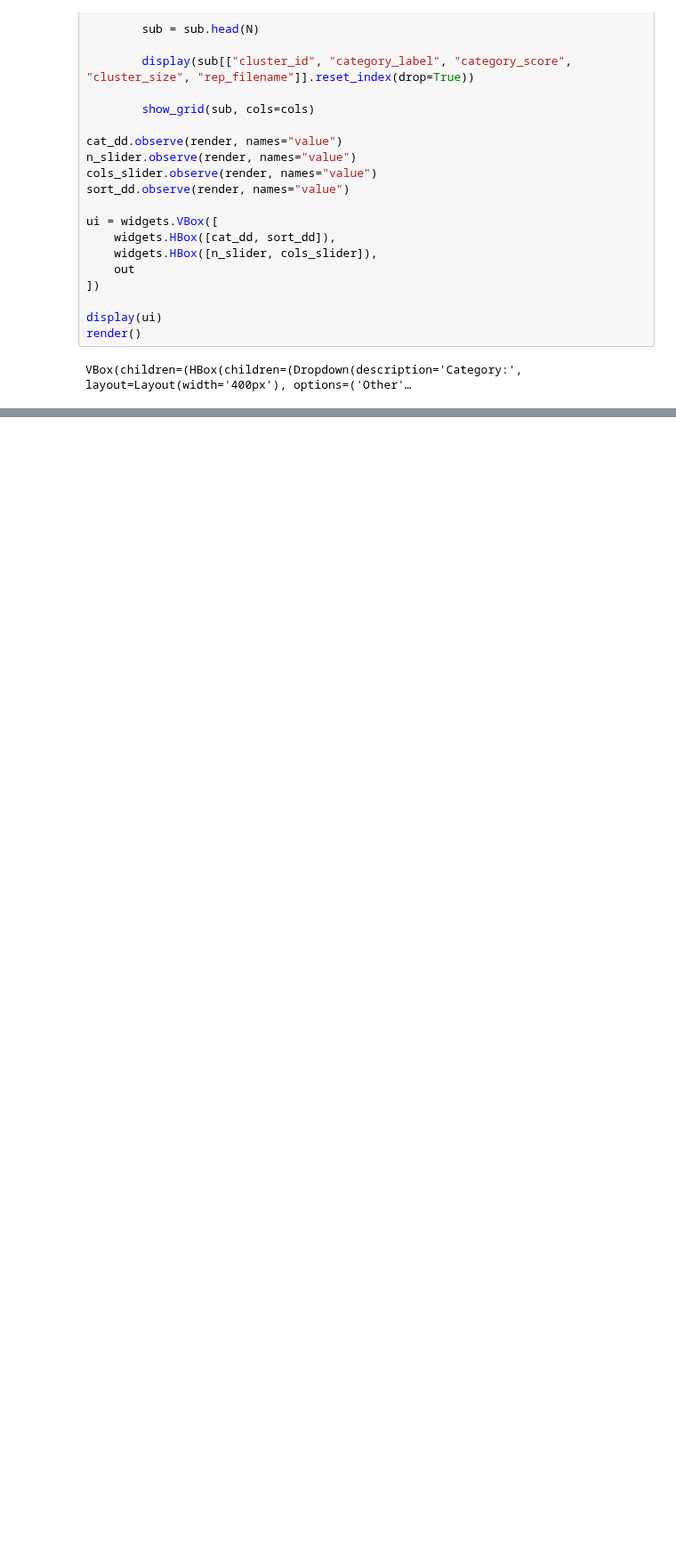
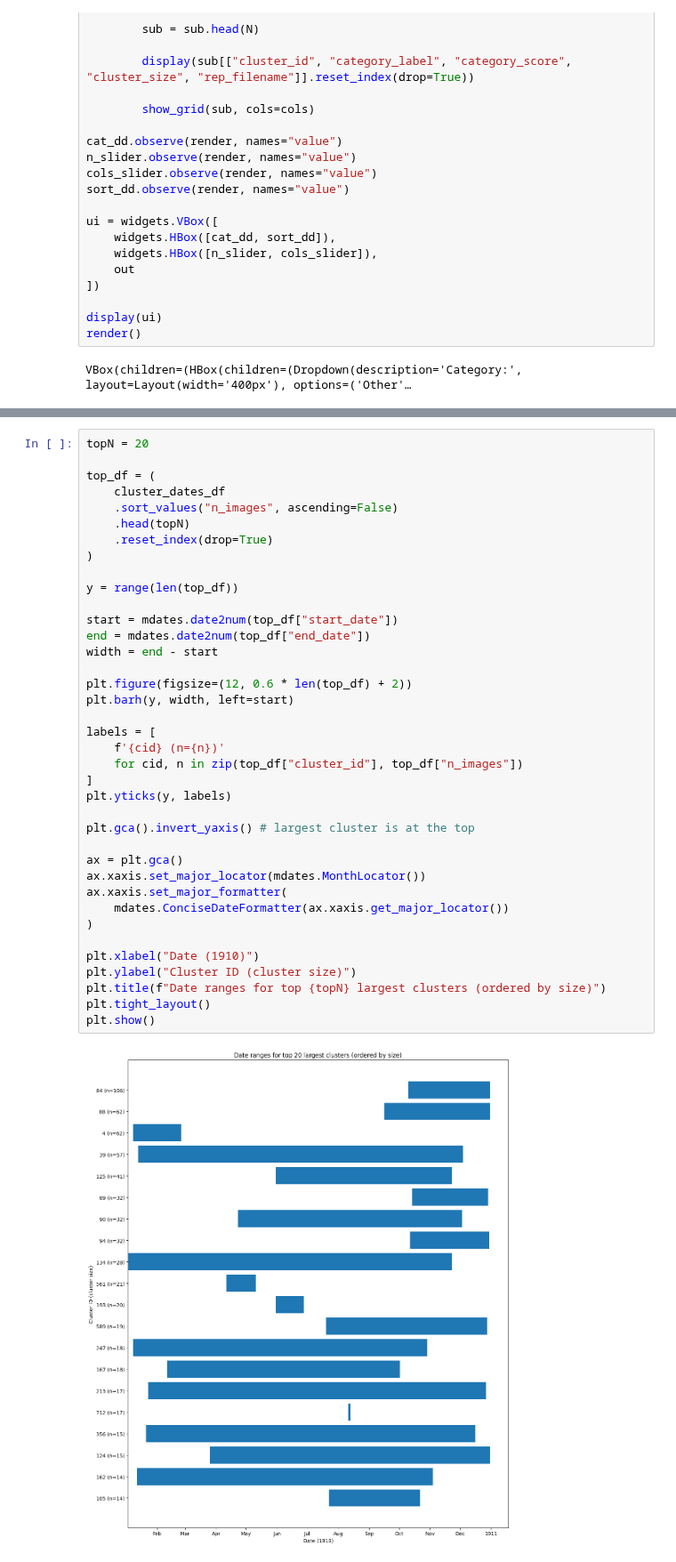
Before and after one commit to L4CCH/viral-images, a Jupyter notebook: scripts/sample-photos/4_analyze.ipynb, the cells around one changed output, grey strips where cells are left out. Shown at 89% size. Drawn from its saved outputs; the diff is of its cells as text; blank space fills up the shorter version.

```diff
--- a/scripts/sample-photos/4_analyze.ipynb
+++ b/scripts/sample-photos/4_analyze.ipynb
@@ -601,0 +746,40 @@ VBox(children=(HBox(children=(Dropdown(description='Category:', layout=Layout(wi
+# %%
+topN = 20
+
+top_df = (
+    cluster_dates_df
+    .sort_values("n_images", ascending=False)
+    .head(topN)
+    .reset_index(drop=True)
+)
+
+y = range(len(top_df))
+
+start = mdates.date2num(top_df["start_date"])
+end = mdates.date2num(top_df["end_date"])
+width = end - start
+
+plt.figure(figsize=(12, 0.6 * len(top_df) + 2))
+plt.barh(y, width, left=start)
+
+labels = [
+    f'{cid} (n={n})'
+    for cid, n in zip(top_df["cluster_id"], top_df["n_images"])
+]
+plt.yticks(y, labels)
+
+plt.gca().invert_yaxis() # largest cluster is at the top
+
+ax = plt.gca()
+ax.xaxis.set_major_locator(mdates.MonthLocator())
+ax.xaxis.set_major_formatter(
+    mdates.ConciseDateFormatter(ax.xaxis.get_major_locator())
+)
+
+plt.xlabel("Date (1910)")
+plt.ylabel("Cluster ID (cluster size)")
+plt.title(f"Date ranges for top {topN} largest clusters (ordered by size)")
+plt.tight_layout()
+plt.show()
+# %% [output]
+[figure, added]
```
Also changed, not shown: parts of 16 cells of this notebook.
